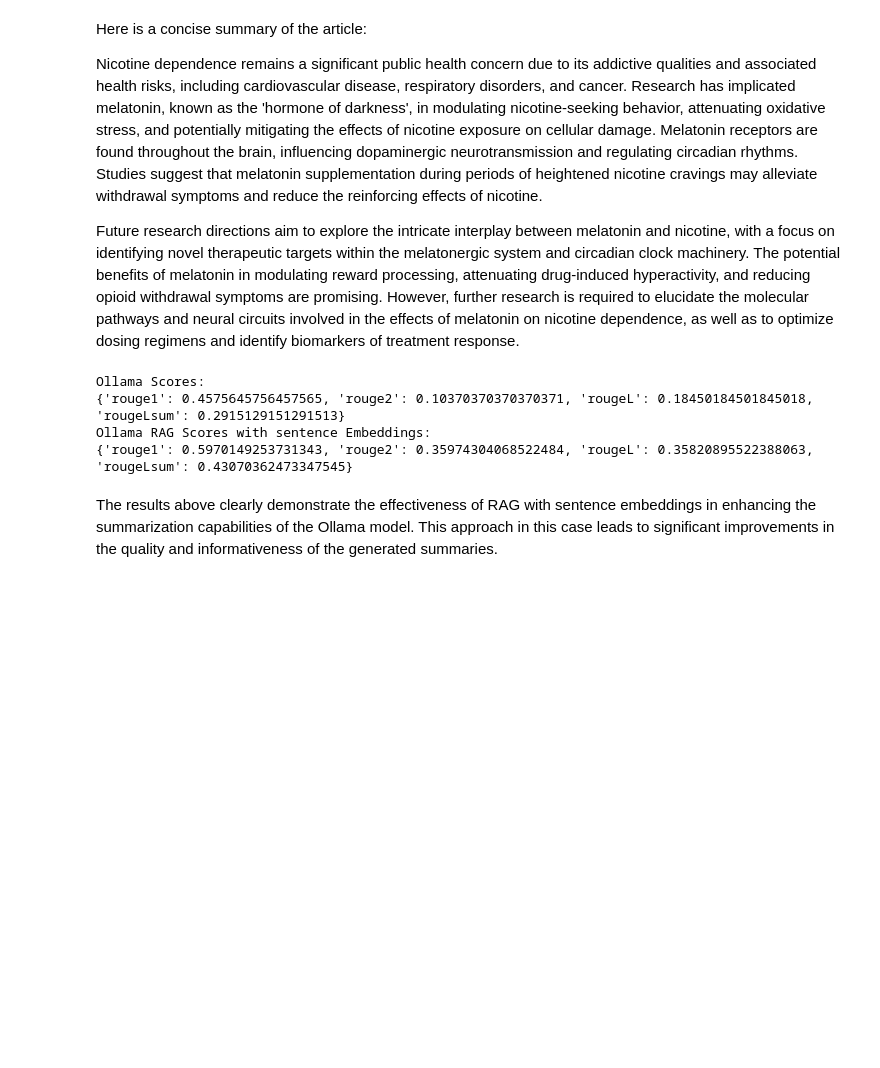
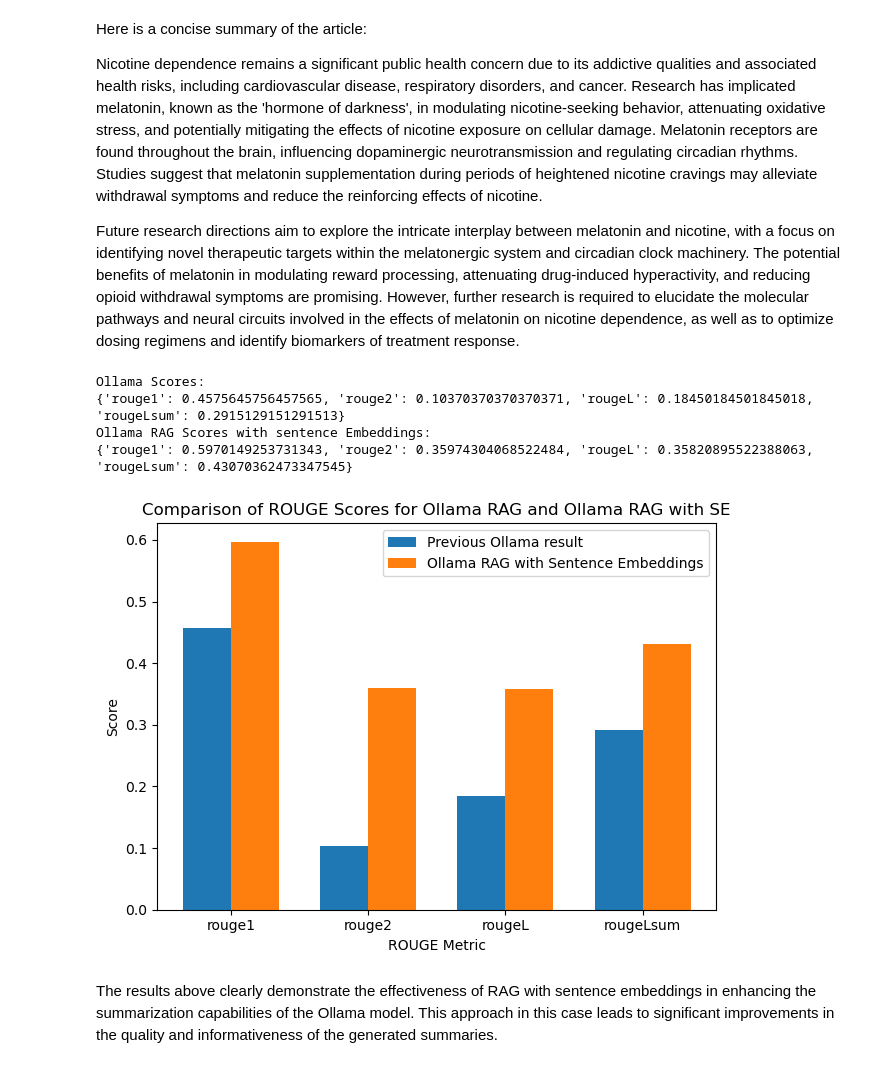
Before and after one commit to spencermg/research_summarizer, a Jupyter notebook: research_summarizer/Frontier_model_summarizer.ipynb, the cells around one changed output. Drawn from its saved outputs; the diff is of its cells as text; code cells hidden in the pictures; blank space fills up the shorter version.

Commit message:
visualizes Ollama scores with/without sentence embeddings

```diff
--- a/research_summarizer/Frontier_model_summarizer.ipynb
+++ b/research_summarizer/Frontier_model_summarizer.ipynb
@@ -723,6 +723,36 @@ Ollama Scores:
 {'rouge1': 0.4575645756457565, 'rouge2': 0.10370370370370371, 'rougeL': 0.18450184501845018, 'rougeLsum': 0.2915129151291513}
 Ollama RAG Scores with sentence Embeddings:
 {'rouge1': 0.5970149253731343, 'rouge2': 0.35974304068522484, 'rougeL': 0.35820895522388063, 'rougeLsum': 0.43070362473347545}
+# %%
+# Visualize the ROUGE scores of the Ollama model with and without sentence embeddings
+import numpy as np
+
+# Extract metrics and scores for plotting
+metrics = list(ollama_scores.keys())
+ollama_values = list(ollama_scores.values())
+ollama_rag_values = list(ollama_rag_scores.values())
+
+# Set up the bar chart
+bar_width = 0.35
+index = np.arange(len(metrics))
+
+fig, ax = plt.subplots()
+rects1 = ax.bar(index, ollama_values, bar_width, label='Previous Ollama result')
+rects2 = ax.bar(index + bar_width, ollama_rag_values, bar_width, label='Ollama RAG with Sentence Embeddings')
+
+# Add labels, title, and legend
+ax.set_xlabel('ROUGE Metric')
+ax.set_ylabel('Score')
+ax.set_title('Comparison of ROUGE Scores for Ollama RAG and Ollama RAG with SE')
+ax.set_xticks(index + bar_width / 2)
+ax.set_xticklabels(metrics)
+ax.legend()
+
+# Display the plot
+plt.tight_layout()
+plt.show()
+# %% [output]
+[figure, added]
 # %% [markdown]
 The results above clearly demonstrate the effectiveness of RAG with sentence embeddings in enhancing the summarization capabilities of the Ollama model. This approach in this case leads to significant improvements in the quality and informativeness of the generated summaries.
 # %% [markdown]
```
